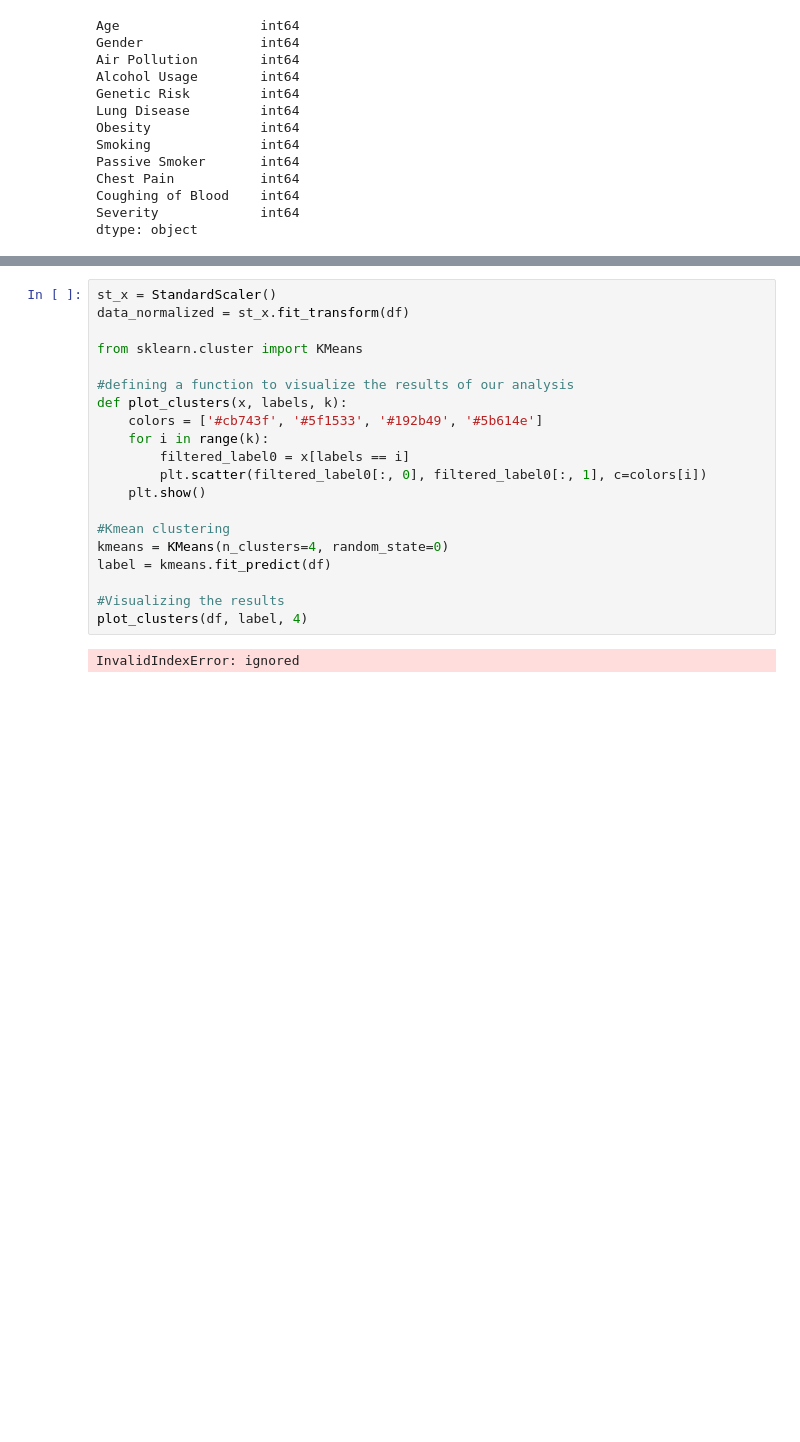
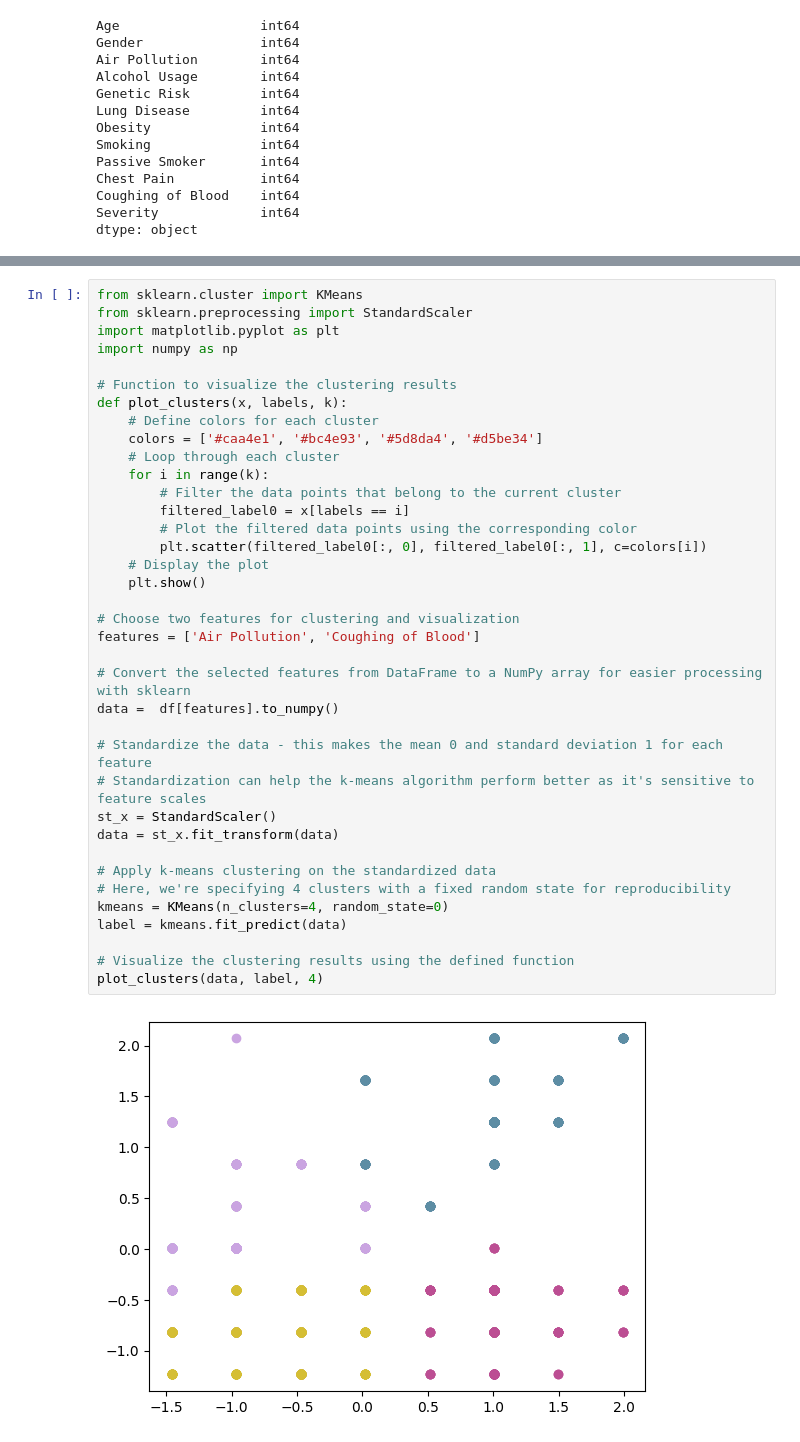
Before and after one commit to myronmoskalyk/Datathon-1, a Jupyter notebook: Yutong_Datathon_1.ipynb, the cells around one changed output, grey strips where cells are left out. Drawn from its saved outputs; the diff is of its cells as text; blank space fills up the shorter version.

```diff
--- a/Yutong_Datathon_1.ipynb
+++ b/Yutong_Datathon_1.ipynb
@@ -362,22 +198,39 @@ plt.show()
-# %%
-st_x = StandardScaler()
-data_normalized = st_x.fit_transform(df)
-
-from sklearn.cluster import KMeans
-
-#defining a function to visualize the results of our analysis
-def plot_clusters(x, labels, k):
-    colors = ['#cb743f', '#5f1533', '#192b49', '#5b614e']
-    for i in range(k):
-        filtered_label0 = x[labels == i]
-        plt.scatter(filtered_label0[:, 0], filtered_label0[:, 1], c=colors[i])
-    plt.show()
-
-#Kmean clustering
-kmeans = KMeans(n_clusters=4, random_state=0)
-label = kmeans.fit_predict(df)
-
-#Visualizing the results
-plot_clusters(df, label, 4)
-# %% [output]
-InvalidIndexError: ignored
+# %%
+from sklearn.cluster import KMeans
+from sklearn.preprocessing import StandardScaler
+import matplotlib.pyplot as plt
+import numpy as np
+
+# Function to visualize the clustering results
+def plot_clusters(x, labels, k):
+    # Define colors for each cluster
+    colors = ['#caa4e1', '#bc4e93', '#5d8da4', '#d5be34']
+    # Loop through each cluster
+    for i in range(k):
+        # Filter the data points that belong to the current cluster
+        filtered_label0 = x[labels == i]
+        # Plot the filtered data points using the corresponding color
+        plt.scatter(filtered_label0[:, 0], filtered_label0[:, 1], c=colors[i])
+    # Display the plot
+    plt.show()
+
+# Choose two features for clustering and visualization
+features = ['Air Pollution', 'Coughing of Blood']
+
+# Convert the selected features from DataFrame to a NumPy array for easier processing with sklearn
+data =  df[features].to_numpy()
+
+# Standardize the data - this makes the mean 0 and standard deviation 1 for each feature
+# Standardization can help the k-means algorithm perform better as it's sensitive to feature scales
+st_x = StandardScaler()
+data = st_x.fit_transform(data)
+
+# Apply k-means clustering on the standardized data
+# Here, we're specifying 4 clusters with a fixed random state for reproducibility
+kmeans = KMeans(n_clusters=4, random_state=0)
+label = kmeans.fit_predict(data)
+
+# Visualize the clustering results using the defined function
+plot_clusters(data, label, 4)
+# %% [output]
+[figure, added]
```
Also changed, not shown: parts of 7 cells of this notebook.
